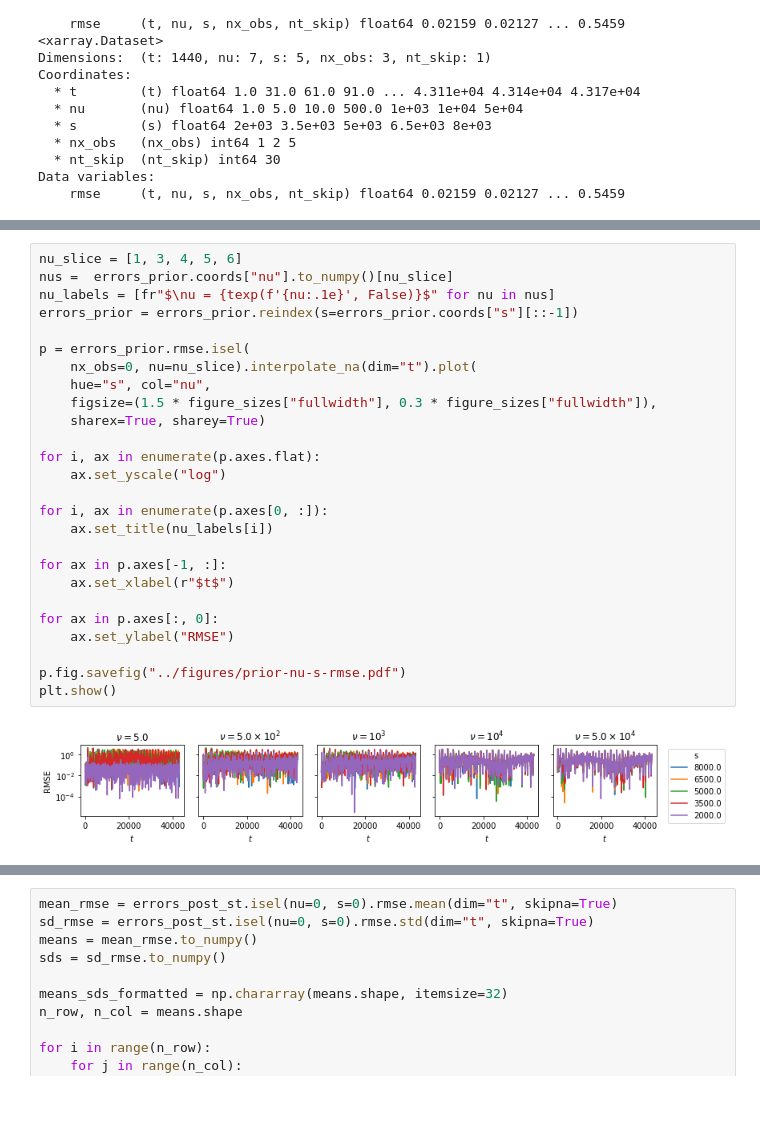
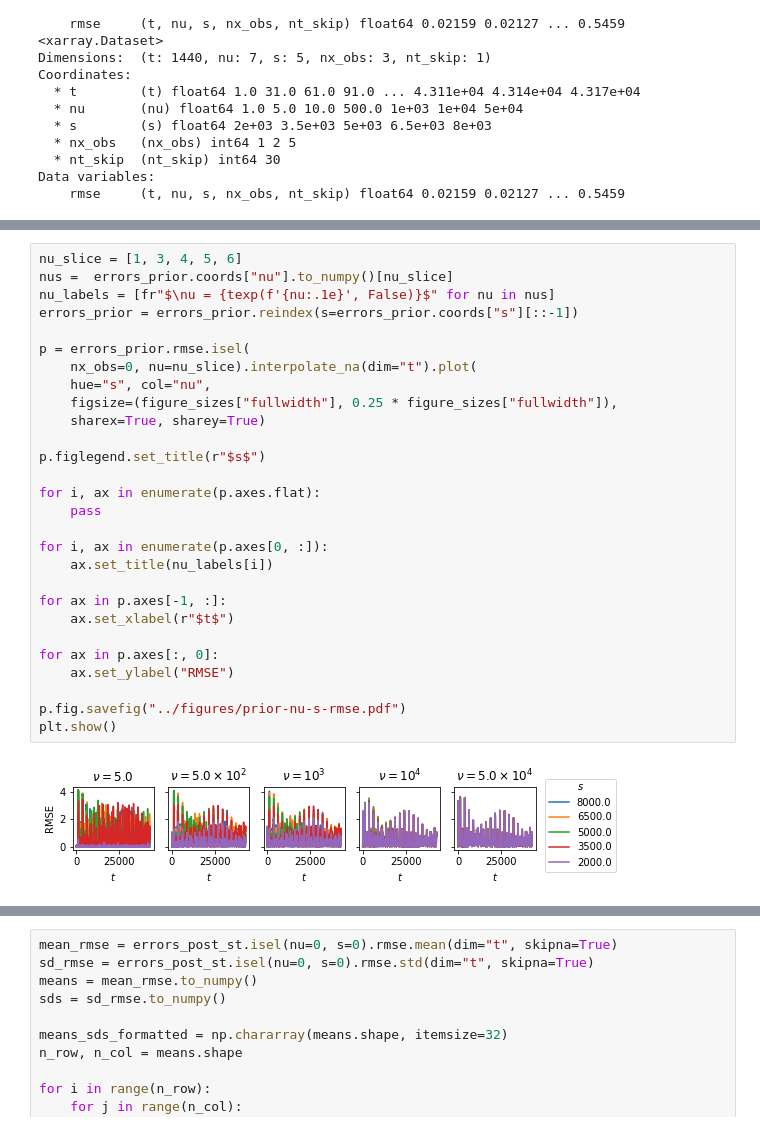
Before and after one commit to connor-duffin/sswe, a Jupyter notebook: notebooks/misspecification-analysis-sparse-obs.ipynb, the cells around one changed output, grey strips where cells are left out. Saved outputs shown, nothing was run; the diff lists cells and outputs as text; blank space fills up the shorter version.

```diff
--- a/notebooks/misspecification-analysis-sparse-obs.ipynb
+++ b/notebooks/misspecification-analysis-sparse-obs.ipynb
@@ -136,31 +145,33 @@ Data variables:
 # %%
 nu_slice = [1, 3, 4, 5, 6]
 nus =  errors_prior.coords["nu"].to_numpy()[nu_slice]
 nu_labels = [fr"$\nu = {texp(f'{nu:.1e}', False)}$" for nu in nus]
 errors_prior = errors_prior.reindex(s=errors_prior.coords["s"][::-1])
 
 p = errors_prior.rmse.isel(
     nx_obs=0, nu=nu_slice).interpolate_na(dim="t").plot(
     hue="s", col="nu",
-    figsize=(1.5 * figure_sizes["fullwidth"], 0.3 * figure_sizes["fullwidth"]),
+    figsize=(figure_sizes["fullwidth"], 0.25 * figure_sizes["fullwidth"]),
     sharex=True, sharey=True)
 
+p.figlegend.set_title(r"$s$")
+
 for i, ax in enumerate(p.axes.flat):
-    ax.set_yscale("log")
+    pass
 
 for i, ax in enumerate(p.axes[0, :]):
     ax.set_title(nu_labels[i])
 
 for ax in p.axes[-1, :]:
     ax.set_xlabel(r"$t$")
 
 for ax in p.axes[:, 0]:
     ax.set_ylabel("RMSE")
 
 p.fig.savefig("../figures/prior-nu-s-rmse.pdf")
 plt.show()
 # %% [output]
-[figure, old version]
+[figure, new version]
 # %%
 nus =  errors_post_fixed_s.coords["nu"].to_numpy()
 nu_labels = [fr"$\nu = {texp(f'{nu:.1e}', False)}$" for nu in nus]
```
Also changed, not shown: parts of 18 cells of this notebook, 2 other files.
